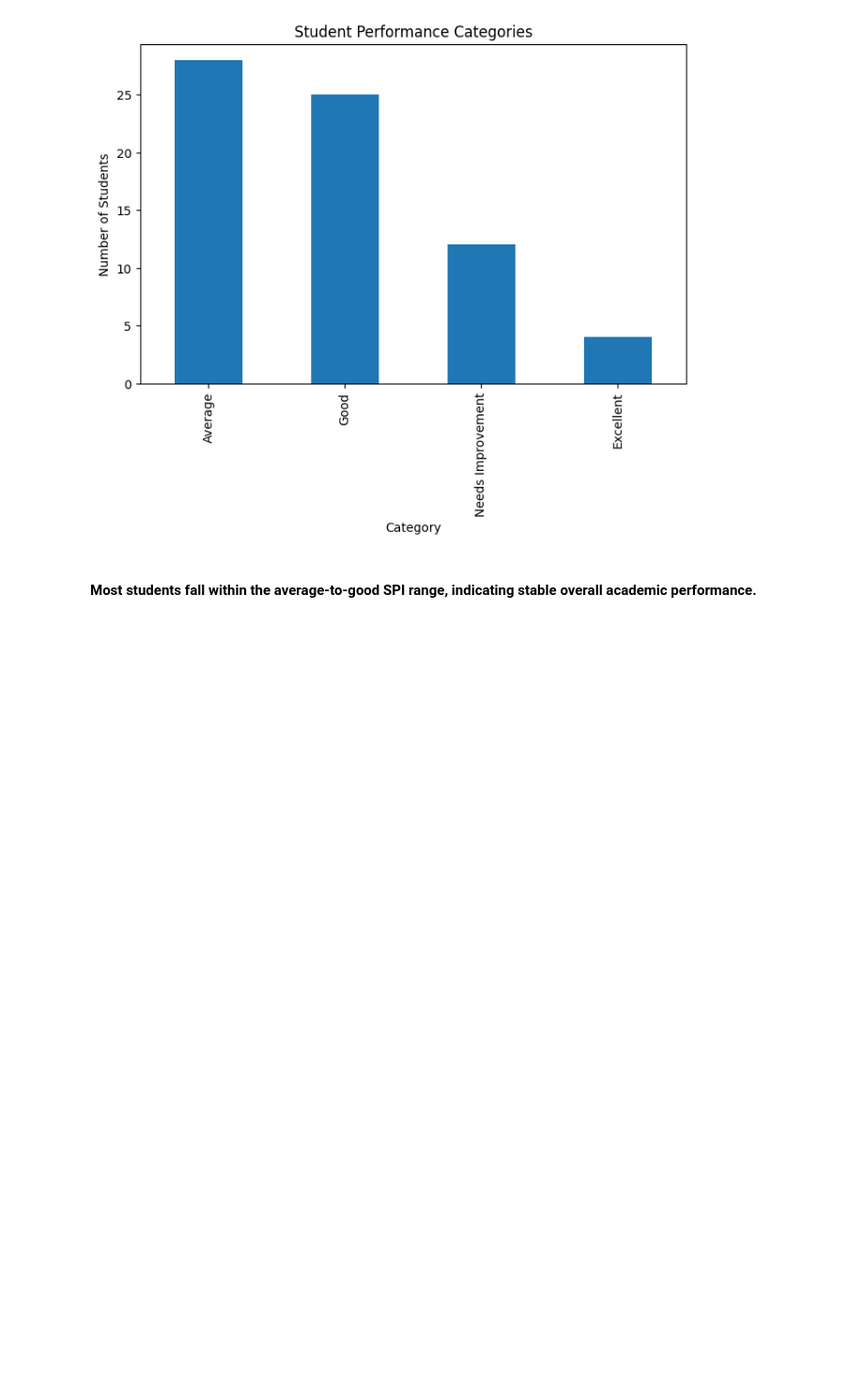
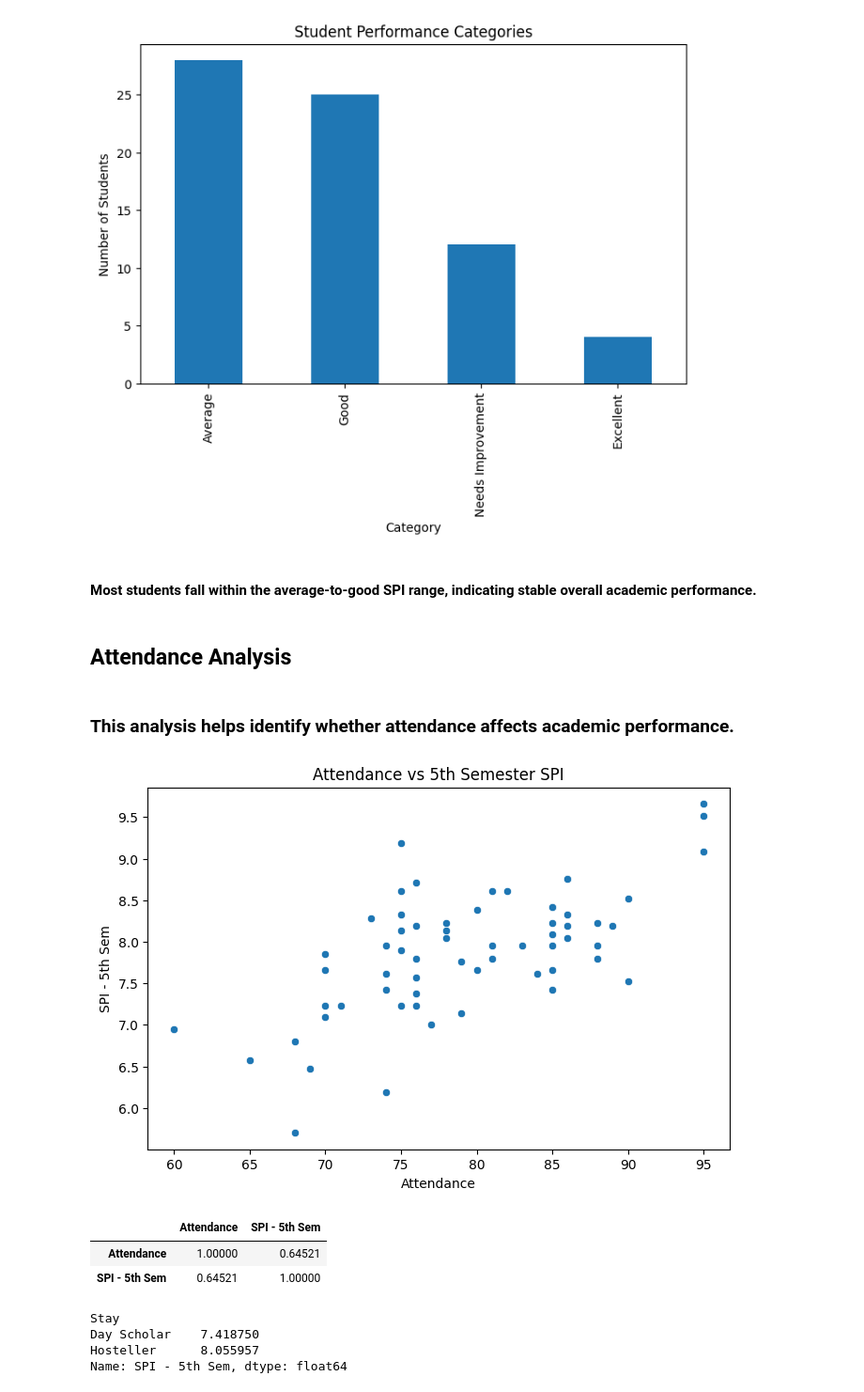
Before and after one commit to niya005/Class-Result-Analysis, a Jupyter notebook: class_result_analysis.ipynb, the cells around one changed output. Shown at 94% size. Drawn from its saved outputs; the diff is of its cells as text; code cells hidden in the pictures; blank space fills up the shorter version.

Commit message:
Attendance and Gender analysis

```diff
--- a/class_result_analysis.ipynb
+++ b/class_result_analysis.ipynb
@@ -360,3 +360,30 @@ plt.show()
 [figure]
 # %% [markdown]
 #### Most students fall within the average-to-good SPI range, indicating stable overall academic performance.
+# %% [markdown]
+## Attendance Analysis
+# %% [markdown]
+### This analysis helps identify whether attendance affects academic performance.
+# %%
+plt.figure(figsize=(8,5))
+
+sns.scatterplot(x="Attendance", y="SPI - 5th Sem", data=df)
+
+plt.title("Attendance vs 5th Semester SPI")
+
+plt.show()
+# %% [output]
+[figure, added]
+# %%
+df[["Attendance", "SPI - 5th Sem"]].corr()
+# %% [output]
+|  | Attendance | SPI - 5th Sem |
+| Attendance | 1.00000 | 0.64521 |
+| SPI - 5th Sem | 0.64521 | 1.00000 |
+# %%
+df.groupby("Stay")["SPI - 5th Sem"].mean()
+# %% [output]
+Stay
+Day Scholar    7.418750
+Hosteller      8.055957
+Name: SPI - 5th Sem, dtype: float64
```
Also changed, not shown: parts of 5 cells of this notebook.
